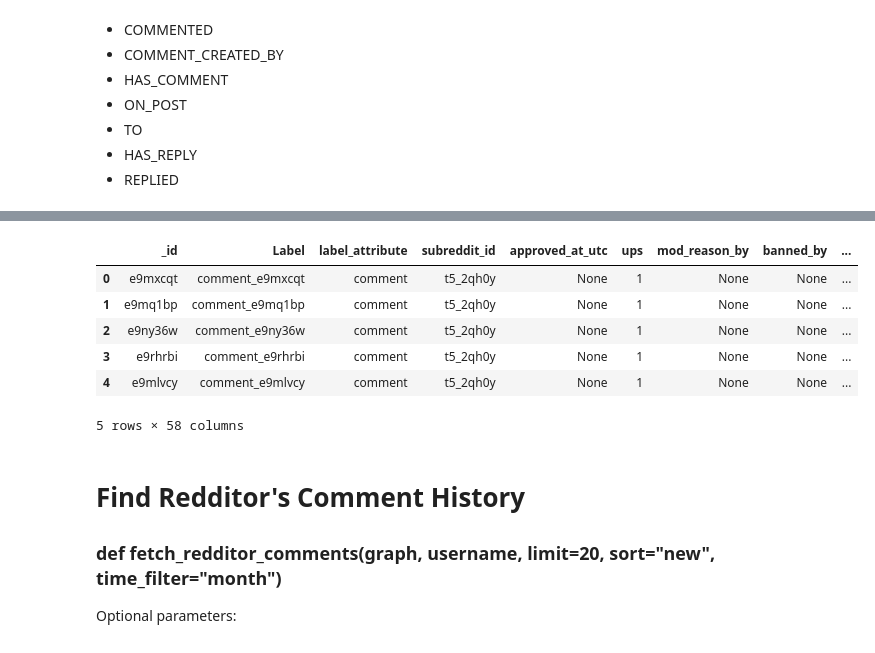
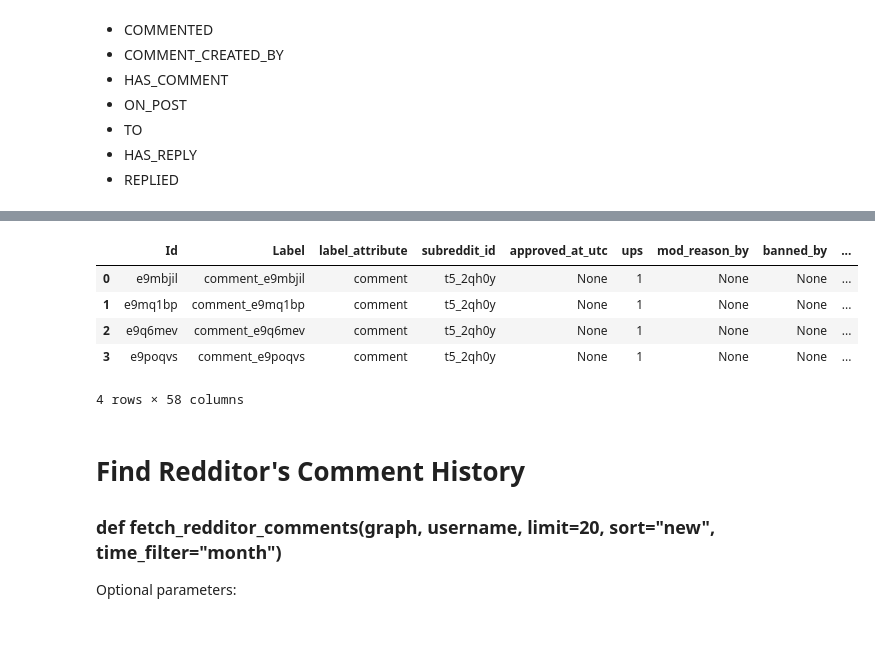
Before and after one commit to shobeir/GraphiPy, a Jupyter notebook: demo/RedditDemo.ipynb, the cells around one changed output, grey strips where cells are left out. Cells and saved outputs as stored; diff of their text form; code cells hidden in the pictures.

```diff
--- a/demo/RedditDemo.ipynb
+++ b/demo/RedditDemo.ipynb
@@ -223,21 +223,20 @@ Name: title, dtype: object
 # %%
 # I'm interested in what everyone is working on this week!
 # To fetch the comments of that submission, we need its ID
-submission_id = ss_nodes["submission"]._id[1]
+submission_id = ss_nodes["submission"].Id[1]
 
 submission_comments = reddit.fetch_submission_comments(graphipy.create_graph(), submission_id, limit=5)
 sc_nodes = submission_comments.get_nodes()
 
 # View the results
 sc_nodes["comment"].head()
 # %% [output]
-|  | _id | Label | label_attribute | subreddit_id | approved_at_utc | ups | mod_reason_by | banned_by | ... |
-| 0 | e9mxcqt | comment_e9mxcqt | comment | t5_2qh0y | None | 1 | None | None | ... |
+|  | Id | Label | label_attribute | subreddit_id | approved_at_utc | ups | mod_reason_by | banned_by | ... |
+| 0 | e9mbjil | comment_e9mbjil | comment | t5_2qh0y | None | 1 | None | None | ... |
 | 1 | e9mq1bp | comment_e9mq1bp | comment | t5_2qh0y | None | 1 | None | None | ... |
-| 2 | e9ny36w | comment_e9ny36w | comment | t5_2qh0y | None | 1 | None | None | ... |
-| 3 | e9rhrbi | comment_e9rhrbi | comment | t5_2qh0y | None | 1 | None | None | ... |
-| 4 | e9mlvcy | comment_e9mlvcy | comment | t5_2qh0y | None | 1 | None | None | ... |
+| 2 | e9q6mev | comment_e9q6mev | comment | t5_2qh0y | None | 1 | None | None | ... |
+| 3 | e9poqvs | comment_e9poqvs | comment | t5_2qh0y | None | 1 | None | None | ... |
-5 rows × 58 columns
+4 rows × 58 columns
 # %% [markdown]
 # Find Redditor's Comment History
 
```
Also changed, not shown: parts of 8 cells of this notebook, 5 other files.
